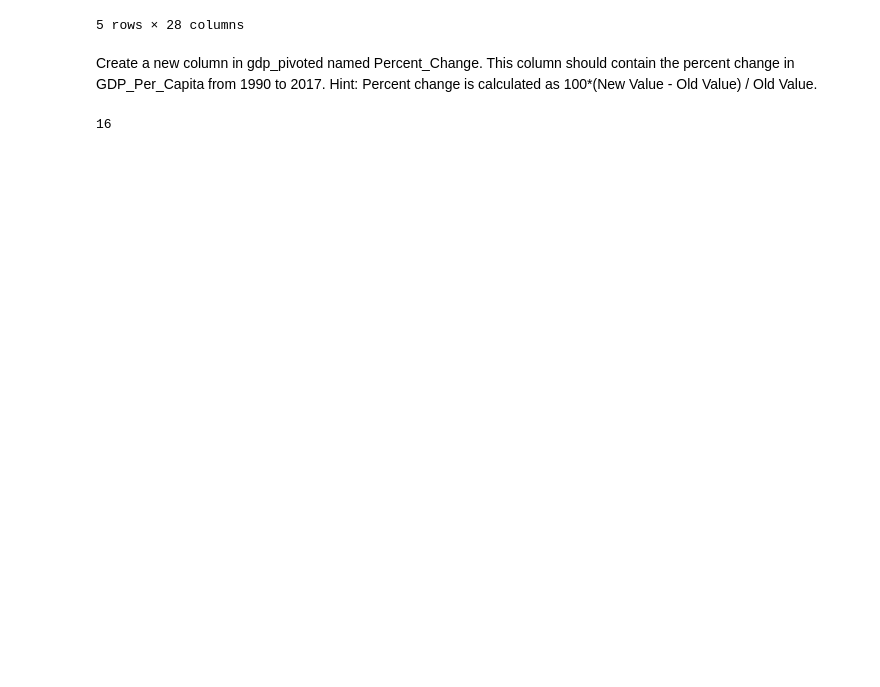
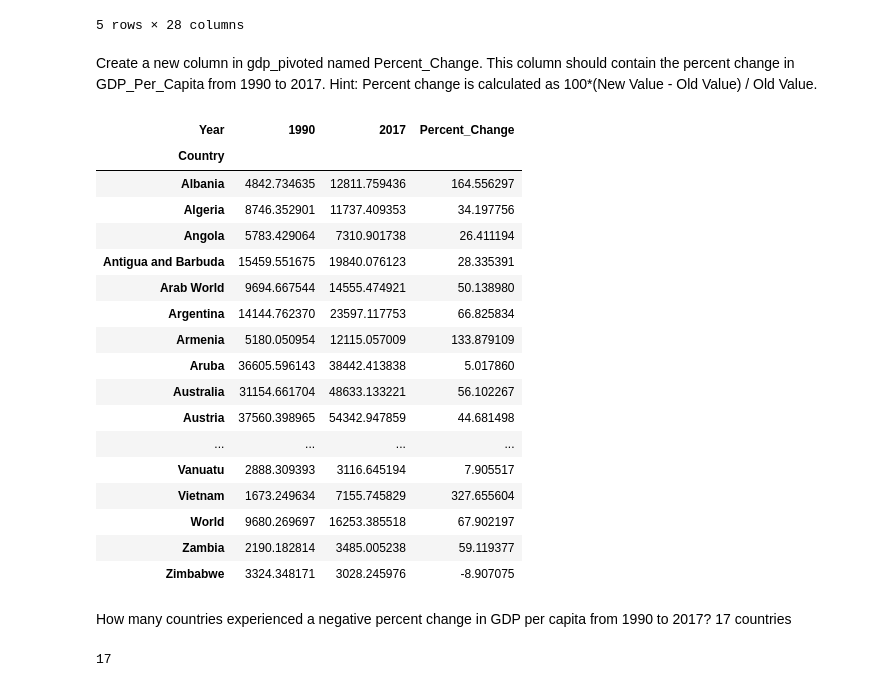
Before and after one commit to nss-data-science-cohort-6/un_data_question-bvanitsthian, a Jupyter notebook: UN_Data_Exploration.ipynb, the cells around one changed output. Saved outputs shown, nothing was run; the diff lists cells and outputs as text; code cells hidden in the pictures; blank space fills up the shorter version.

```diff
--- a/UN_Data_Exploration.ipynb
+++ b/UN_Data_Exploration.ipynb
@@ -204,12 +204,30 @@ gdp_pivoted.head()
 Create a new column in gdp_pivoted named Percent_Change. This column should contain the percent change in GDP_Per_Capita from 1990 to 2017. Hint: Percent change is calculated as 100*(New Value - Old Value) / Old Value.
 # %%
 #gdp_pivoted['Percent_Change'] = gdp_pivoted.pct_change()
-#gdp_pivoted['Percent_Change'] = ((gdp_pivoted['2017'] - gdp_pivoted['1990']) / gdp_pivoted['1990']) * 100
-
-#gdp_pivoted['Percent_Change'] = gdp_pivoted.pct_change(axis=1)['2017']
-
-#df2['new'] = (df2['C']-df2['B'])/df2['B']
+gdp_pivoted['Percent_Change'] = ((gdp_pivoted[2017] - gdp_pivoted[1990]) / gdp_pivoted[1990]) * 100
+gdp_pivoted[[1990,2017,'Percent_Change']]
+# %% [output]
+| Year | 1990 | 2017 | Percent_Change |
+| Country |  |  |  |
+| Albania | 4842.734635 | 12811.759436 | 164.556297 |
+| Algeria | 8746.352901 | 11737.409353 | 34.197756 |
+| Angola | 5783.429064 | 7310.901738 | 26.411194 |
+| Antigua and Barbuda | 15459.551675 | 19840.076123 | 28.335391 |
+| Arab World | 9694.667544 | 14555.474921 | 50.138980 |
+| Argentina | 14144.762370 | 23597.117753 | 66.825834 |
+| Armenia | 5180.050954 | 12115.057009 | 133.879109 |
+| Aruba | 36605.596143 | 38442.413838 | 5.017860 |
+| Australia | 31154.661704 | 48633.133221 | 56.102267 |
+| Austria | 37560.398965 | 54342.947859 | 44.681498 |
+| ... | ... | ... | ... |
+| Vanuatu | 2888.309393 | 3116.645194 | 7.905517 |
+| Vietnam | 1673.249634 | 7155.745829 | 327.655604 |
+| World | 9680.269697 | 16253.385518 | 67.902197 |
+| Zambia | 2190.182814 | 3485.005238 | 59.119377 |
+| Zimbabwe | 3324.348171 | 3028.245976 | -8.907075 |
+# %% [markdown]
+How many countries experienced a negative percent change in GDP per capita from 1990 to 2017? 17 countries
 # %%
-gdp_pivoted.head() #use shift tab to get more info about the method/function
+len(gdp_pivoted[gdp_pivoted['Percent_Change']<0])
 # %% [output]
-16
+17
```
Also changed, not shown: parts of 10 cells of this notebook.
